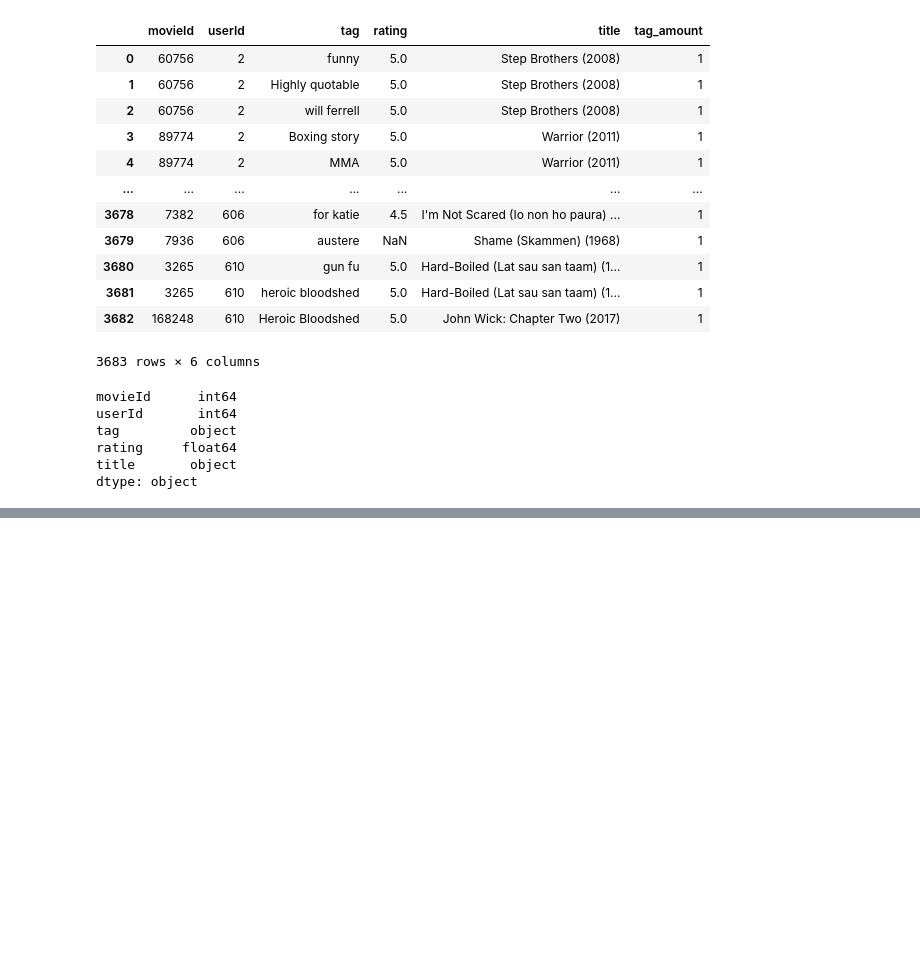
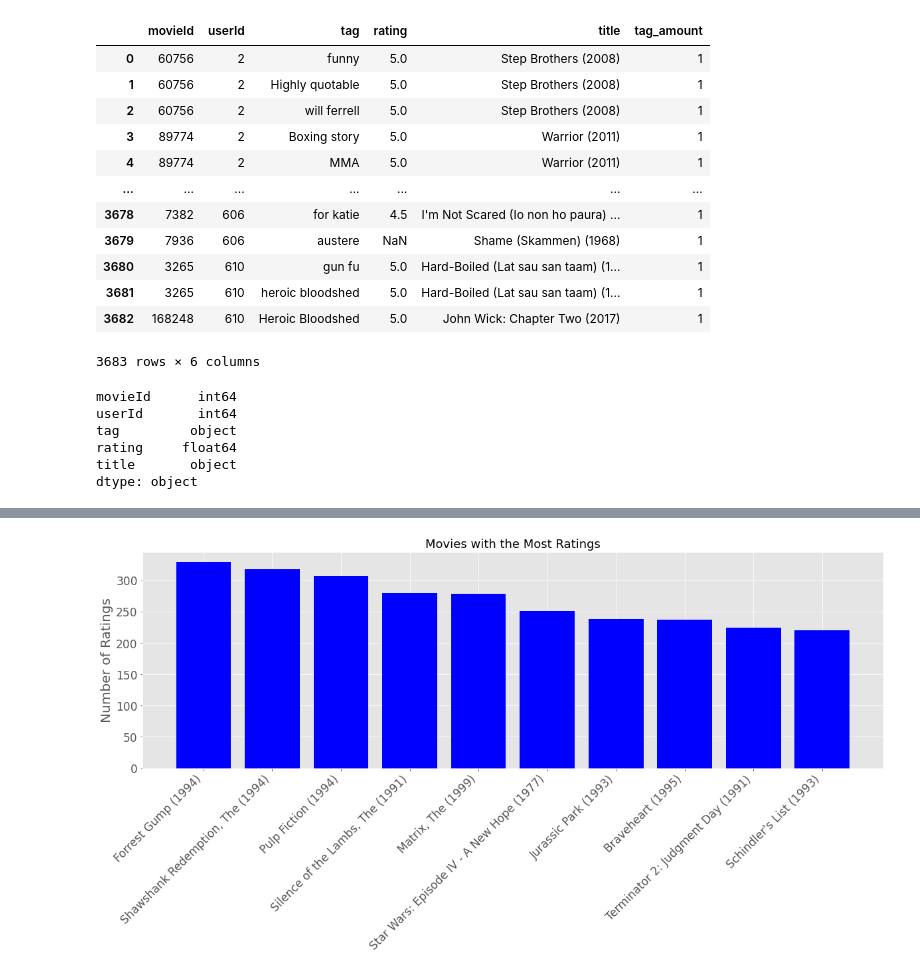
Before and after one commit to gverploeg/Recommender-Case-Study, a Jupyter notebook: grant_notebook.ipynb, the cells around one changed output, grey strips where cells are left out. Saved outputs shown, nothing was run; the diff lists cells and outputs as text; code cells hidden in the pictures; blank space fills up the shorter version.

Commit message:
added image

```diff
--- a/grant_notebook.ipynb
+++ b/grant_notebook.ipynb
@@ -701,0 +754,7 @@ tgmvie_df.sort_values(by='tag_amount', ascending=False)
+# %%
+# Combine Ratings with Name
+
+rating_name_join = ratings.join(movies, ["movieId"], "left")
+
+rating_name_join.show()
+print(rating_name_join.count())
@@ -701,0 +779,16 @@ tgmvie_df.sort_values(by='tag_amount', ascending=False)
+# %%
+rating_name_df = rating_name_join.toPandas()
+
+rating_name_df['rating'] = rating_name_df['rating'].astype(float)
+
+# title_group = rating_name_df.groupby('title')['rating'].count().to_frame().reset_index().sort_values('rating', ascending=False)[:15]
+# title_group = rating_name_df.groupby('title').agg({'rating': 'count', 'rating': 'mean'}).reset_index()
+
+
+
+title_group = rating_name_df.groupby('title') \
+       .agg(Rating_Count=('rating', 'count'), Avg_rating=('rating', 'mean')) \
+       .reset_index()
+
+title_group_show = title_group.sort_values('Rating_Count', ascending=False)[:10]
+title_group_show
@@ -701,0 +827,14 @@ tgmvie_df.sort_values(by='tag_amount', ascending=False)
+# %%
+# Top Reviewed Films plot
+plt.style.use('ggplot')
+fig, ax = plt.subplots(1, figsize=(20, 6))
+x = title_group_show.iloc[:, 0]
+y = title_group_show.iloc[:,1]
+ax.bar(x, y, color='b')
+# ax.set_xlabel("Movie", fontsize=17)
+ax.set_ylabel("Number of Ratings", fontsize=20)
+plt.yticks(fontsize=17)
+plt.xticks(rotation=45, fontsize=17, horizontalalignment='right')
+ax.set_title("Movies with the Most Ratings", fontsize=18);
+# %% [output]
+[figure, added]
```
Also changed, not shown: parts of 15 cells of this notebook, 1 other file.
